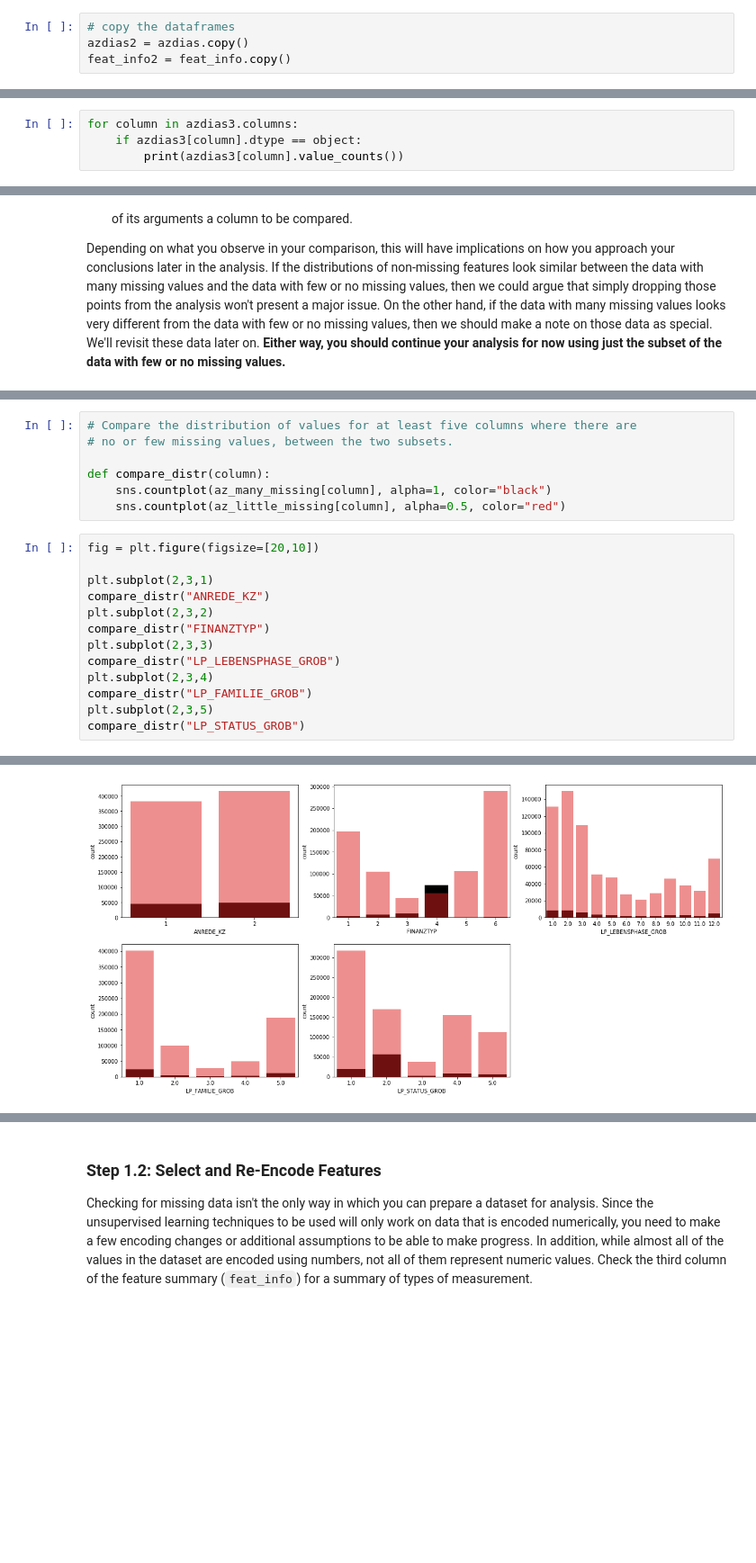
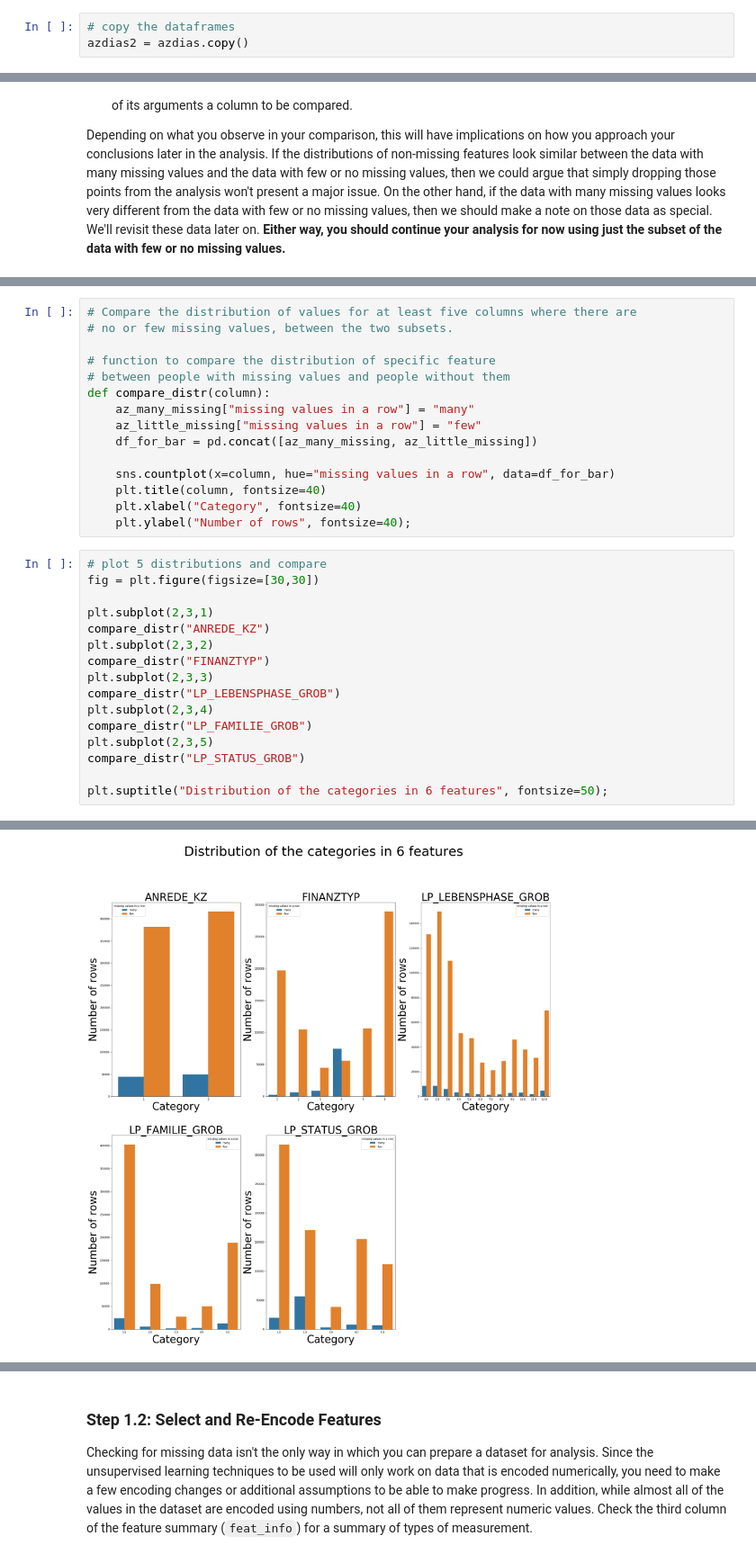
Before and after one commit to kudojp/IdentifyCustomerSegments, a Jupyter notebook: Identify_Customer_Segments.ipynb, the cells around one changed output, grey strips where cells are left out. Shown: that part at 90% size. Cells and saved outputs as stored; diff of their text form; blank space fills up the shorter version.

```diff
--- a/Identify_Customer_Segments.ipynb
+++ b/Identify_Customer_Segments.ipynb
@@ -94,7 +95,6 @@ The fourth column of the feature attributes summary (loaded in above as `feat_in
 # %%
 # copy the dataframes
 azdias2 = azdias.copy()
-feat_info2 = feat_info.copy()
 # %%
 # Identify missing or unknown data values and convert them to NaNs.
 
@@ -252,7 +266,3 @@ Most common building type within the microcell
 -  3: mainly 6-10 family homes in the microcell
 -  4: mainly 10+ family homes in the microcell
 -  5: mainly business buildings in the microcell
-# %%
-for column in azdias3.columns:
-    if azdias3[column].dtype == object:
-        print(azdias3[column].value_counts())
@@ -299,15 +295,24 @@ plt.hist(missing_of_rows, bins=25);
 
 az_many_missing = azdias4[missing_of_rows > 25]
 az_little_missing = azdias4[missing_of_rows < 25]
-# %%
-# Compare the distribution of values for at least five columns where there are
-# no or few missing values, between the two subsets.
-
-def compare_distr(column):
-    sns.countplot(az_many_missing[column], alpha=1, color="black")
-    sns.countplot(az_little_missing[column], alpha=0.5, color="red")
+# %%
+# Compare the distribution of values for at least five columns where there are
+# no or few missing values, between the two subsets.
+
+# function to compare the distribution of specific feature
+# between people with missing values and people without them
+def compare_distr(column):
+    az_many_missing["missing values in a row"] = "many"
+    az_little_missing["missing values in a row"] = "few"
+    df_for_bar = pd.concat([az_many_missing, az_little_missing])
+
+    sns.countplot(x=column, hue="missing values in a row", data=df_for_bar)
+    plt.title(column, fontsize=40)
+    plt.xlabel("Category", fontsize=40)
+    plt.ylabel("Number of rows", fontsize=40);
 # %%
-fig = plt.figure(figsize=[20,10])
+# plot 5 distributions and compare
+fig = plt.figure(figsize=[30,30])
 
 plt.subplot(2,3,1)
 compare_distr("ANREDE_KZ")
@@ -319,4 +324,6 @@ plt.subplot(2,3,4)
 compare_distr("LP_FAMILIE_GROB")
 plt.subplot(2,3,5)
 compare_distr("LP_STATUS_GROB")
+
+plt.suptitle("Distribution of the categories in 6 features", fontsize=50);
 # %% [output]
@@ -323 +338 @@ compare_distr("LP_STATUS_GROB")
-[figure, old version]
+[figure, new version]
```
Also changed, not shown: parts of 56 cells of this notebook.
